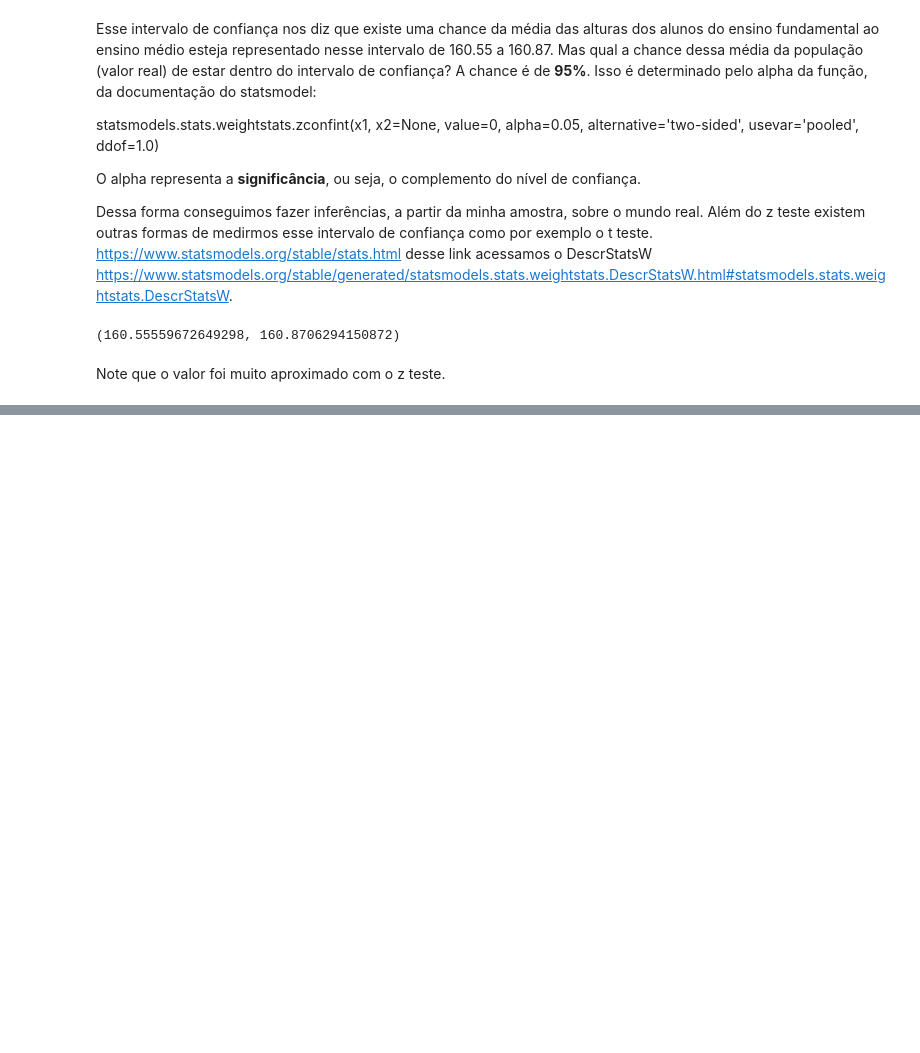
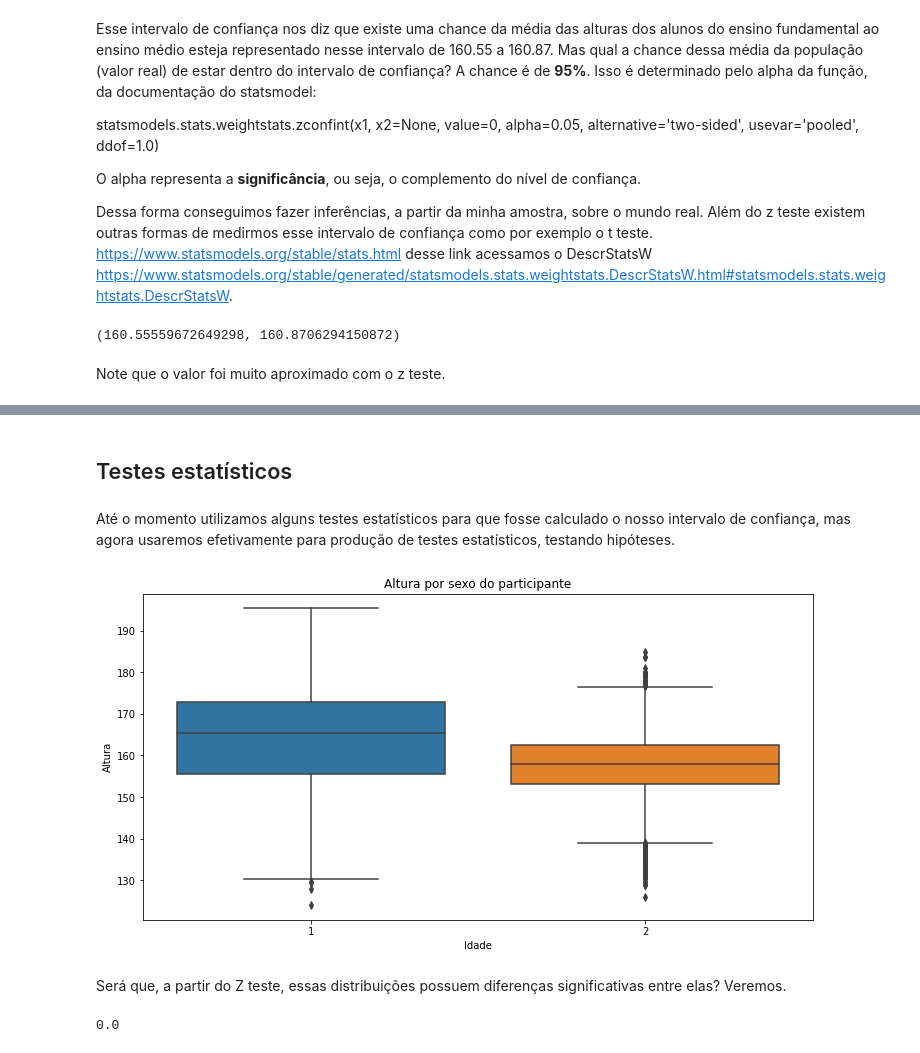
Before and after one commit to AdamStamm/bootcamp_alura, a Jupyter notebook: Notebooks/Bootcamp_Data_Science_Modulo_3.ipynb, the cells around one changed output, grey strips where cells are left out. Saved outputs shown, nothing was run; the diff lists cells and outputs as text; code cells hidden in the pictures; blank space fills up the shorter version.

```diff
--- a/Notebooks/Bootcamp_Data_Science_Modulo_3.ipynb
+++ b/Notebooks/Bootcamp_Data_Science_Modulo_3.ipynb
@@ -1268,0 +1305,28 @@ Note que o valor foi muito aproximado com o z teste.
+# %% [markdown]
+## Testes estatísticos
+# %% [markdown]
+Até o momento utilizamos alguns testes estatísticos para que fosse calculado o nosso intervalo de confiança, mas agora usaremos efetivamente para produção de testes estatísticos, testando hipóteses.
+# %%
+ax = sns.boxplot(data = dados, x = 'VB01001', y = 'VB17004')
+ax.figure.set_size_inches(12,6)
+ax.set_xlabel('Idade')
+ax.set_ylabel('Altura')
+ax.set_title('Altura por sexo do participante')
+ax;
+# %% [output]
+[figure, added]
+# %% [markdown]
+Será que, a partir do Z teste, essas distribuições possuem diferenças significativas entre elas? Veremos.
+# %%
+#importando o ztest
+from statsmodels.stats.weightstats import ztest
+
+#criando variáveis de distribuição de altura para homens e mulheres
+distribuicao_altura_m = dados.query('VB01001==1')['VB17004']
+distribuicao_altura_f = dados.query('VB01001==2')['VB17004']
+
+#realizando o ztest
+_ , p_value = ztest(distribuicao_altura_m, distribuicao_altura_f)
+p_value
+# %% [output]
+0.0
```
Also changed, not shown: parts of 32 cells of this notebook.
